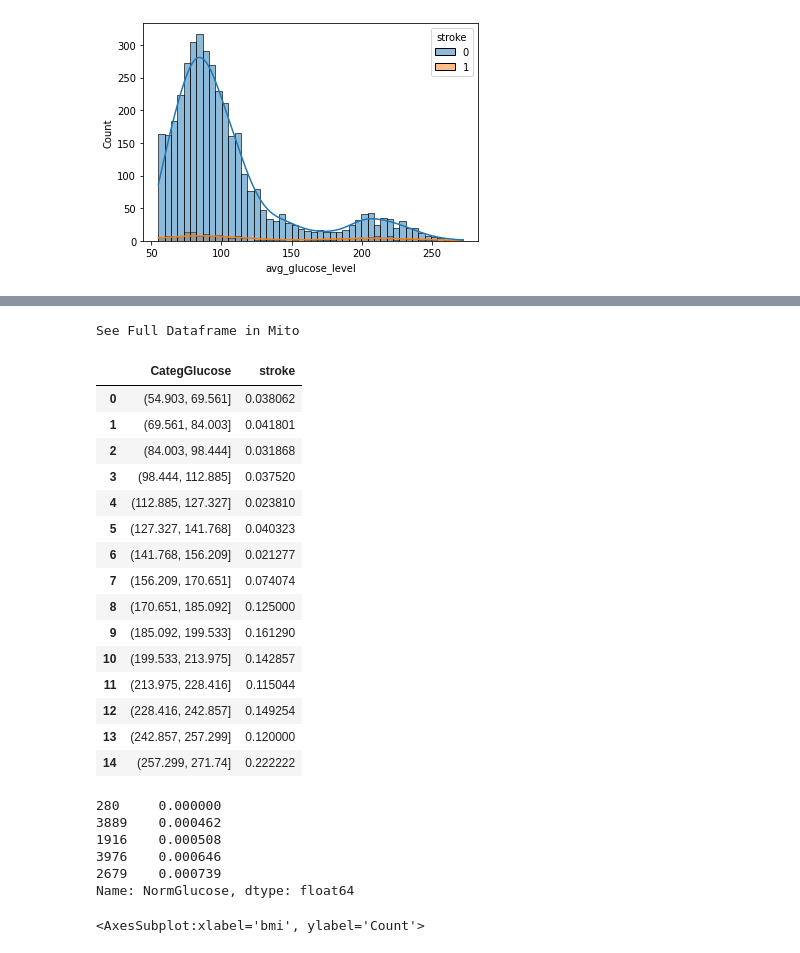
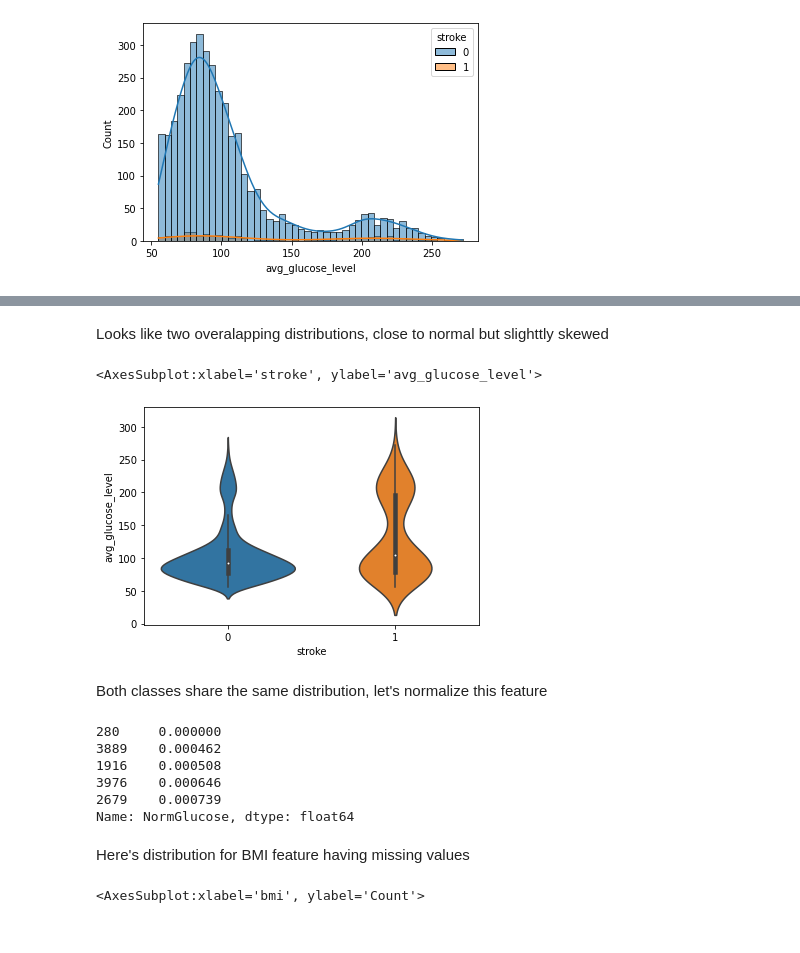
Before and after one commit to MykhaiIo/heart-attention, a Jupyter notebook: data/feature_engineering.ipynb, the cells around one changed output, grey strips where cells are left out. Saved outputs shown, nothing was run; the diff lists cells and outputs as text; code cells hidden in the pictures.

```diff
--- a/data/feature_engineering.ipynb
+++ b/data/feature_engineering.ipynb
@@ -150,25 +249,12 @@ sns.boxplot(x=train.avg_glucose_level)
-# %%
-train['CategGlucose'] = pd.cut(train.avg_glucose_level, 15)
-
-train[['CategGlucose', 'stroke']].groupby(['CategGlucose'], as_index=False).mean()
-# %% [output]
-See Full Dataframe in Mito
-|  | CategGlucose | stroke |
-| 0 | (54.903, 69.561] | 0.038062 |
-| 1 | (69.561, 84.003] | 0.041801 |
-| 2 | (84.003, 98.444] | 0.031868 |
-| 3 | (98.444, 112.885] | 0.037520 |
-| 4 | (112.885, 127.327] | 0.023810 |
-| 5 | (127.327, 141.768] | 0.040323 |
-| 6 | (141.768, 156.209] | 0.021277 |
-| 7 | (156.209, 170.651] | 0.074074 |
-| 8 | (170.651, 185.092] | 0.125000 |
-| 9 | (185.092, 199.533] | 0.161290 |
-| 10 | (199.533, 213.975] | 0.142857 |
-| 11 | (213.975, 228.416] | 0.115044 |
-| 12 | (228.416, 242.857] | 0.149254 |
-| 13 | (242.857, 257.299] | 0.120000 |
-| 14 | (257.299, 271.74] | 0.222222 |
+# %% [markdown]
+Looks like two overalapping distributions, close to normal but slighttly skewed
+# %%
+sns.violinplot(data=train, x='stroke', y='avg_glucose_level')
+# %% [output]
+<AxesSubplot:xlabel='stroke', ylabel='avg_glucose_level'>
+[figure, added]
+# %% [markdown]
+Both classes share the same distribution, let's normalize this feature
 # %%
 from sklearn.preprocessing import MinMaxScaler
 
@@ -183,6 +269,8 @@ train['NormGlucose'].nsmallest()
 3976    0.000646
 2679    0.000739
 Name: NormGlucose, dtype: float64
+# %% [markdown]
+Here's distribution for BMI feature having missing values
 # %%
 sns.histplot(train, x='bmi', hue='stroke', kde=True)
 # %% [output]
```
Also changed, not shown: parts of 57 cells of this notebook.
